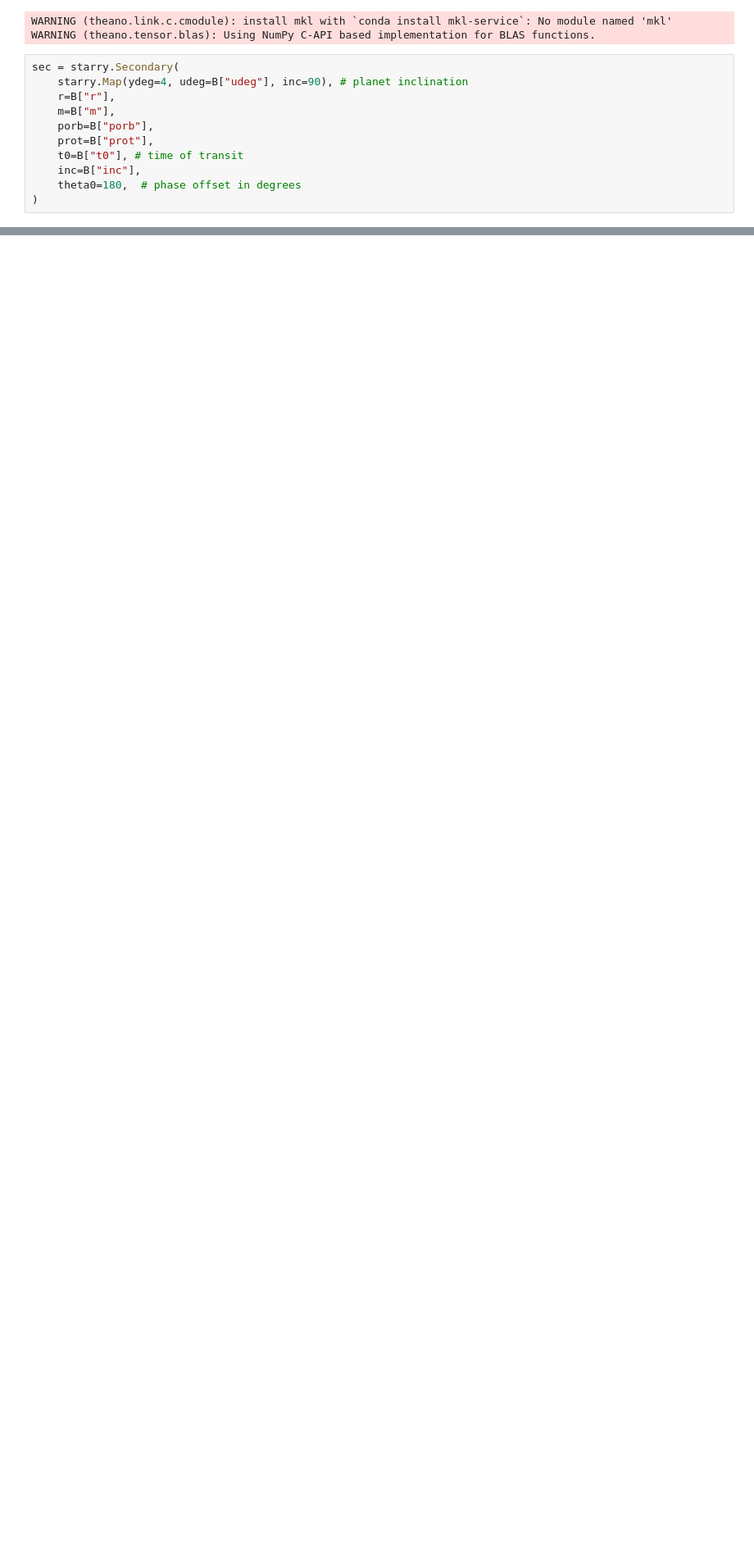
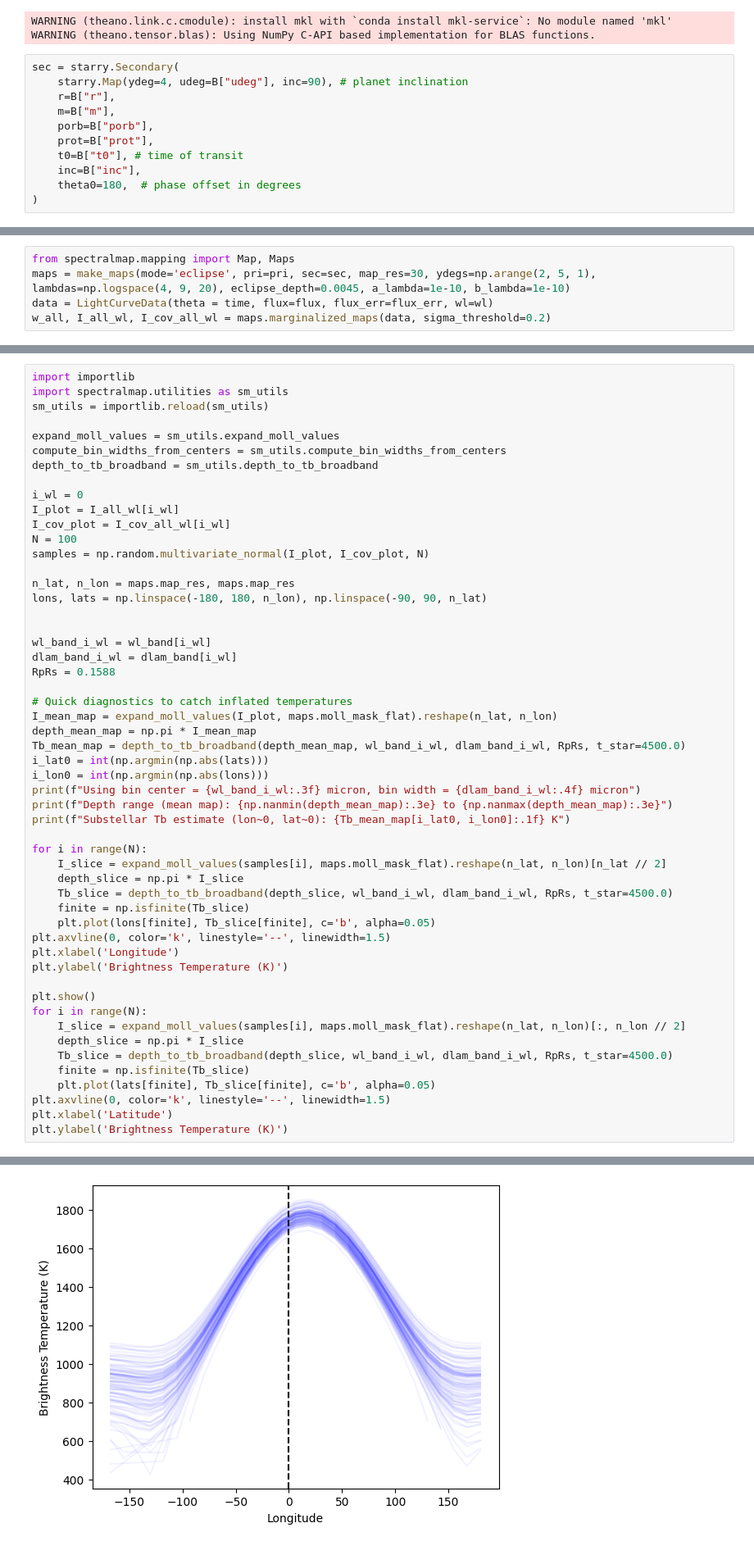
Before and after one commit to w-ruizhe/spectralmap, a Jupyter notebook: docs/source/tutorials/WASP43b_NIRSpec.ipynb, the cells around one changed output, grey strips where cells are left out. Shown at 82% size. Drawn from its saved outputs; the diff is of its cells as text; blank space fills up the shorter version.

```diff
--- a/docs/source/tutorials/WASP43b_NIRSpec.ipynb
+++ b/docs/source/tutorials/WASP43b_NIRSpec.ipynb
@@ -293,0 +185,5 @@ Text(0, 0.5, 'Intensity')
+# %%
+from spectralmap.mapping import Map, Maps
+maps = make_maps(mode='eclipse', pri=pri, sec=sec, map_res=30, ydegs=np.arange(2, 5, 1), lambdas=np.logspace(4, 9, 20), eclipse_depth=0.0045, a_lambda=1e-10, b_lambda=1e-10)
+data = LightCurveData(theta = time, flux=flux, flux_err=flux_err, wl=wl)
+w_all, I_all_wl, I_cov_all_wl = maps.marginalized_maps(data, sigma_threshold=0.2)
@@ -293,0 +204,54 @@ Text(0, 0.5, 'Intensity')
+# %%
+import importlib
+import spectralmap.utilities as sm_utils
+sm_utils = importlib.reload(sm_utils)
+
+expand_moll_values = sm_utils.expand_moll_values
+compute_bin_widths_from_centers = sm_utils.compute_bin_widths_from_centers
+depth_to_tb_broadband = sm_utils.depth_to_tb_broadband
+
+i_wl = 0
+I_plot = I_all_wl[i_wl]
+I_cov_plot = I_cov_all_wl[i_wl]
+N = 100
+samples = np.random.multivariate_normal(I_plot, I_cov_plot, N)
+
+n_lat, n_lon = maps.map_res, maps.map_res
+lons, lats = np.linspace(-180, 180, n_lon), np.linspace(-90, 90, n_lat)
+
+
+wl_band_i_wl = wl_band[i_wl]
+dlam_band_i_wl = dlam_band[i_wl]
+RpRs = 0.1588
+
+# Quick diagnostics to catch inflated temperatures
+I_mean_map = expand_moll_values(I_plot, maps.moll_mask_flat).reshape(n_lat, n_lon)
+depth_mean_map = np.pi * I_mean_map
+Tb_mean_map = depth_to_tb_broadband(depth_mean_map, wl_band_i_wl, dlam_band_i_wl, RpRs, t_star=4500.0)
+i_lat0 = int(np.argmin(np.abs(lats)))
+i_lon0 = int(np.argmin(np.abs(lons)))
+print(f"Using bin center = {wl_band_i_wl:.3f} micron, bin width = {dlam_band_i_wl:.4f} micron")
+print(f"Depth range (mean map): {np.nanmin(depth_mean_map):.3e} to {np.nanmax(depth_mean_map):.3e}")
+print(f"Substellar Tb estimate (lon~0, lat~0): {Tb_mean_map[i_lat0, i_lon0]:.1f} K")
+
+for i in range(N):
+    I_slice = expand_moll_values(samples[i], maps.moll_mask_flat).reshape(n_lat, n_lon)[n_lat // 2]
+    depth_slice = np.pi * I_slice
+    Tb_slice = depth_to_tb_broadband(depth_slice, wl_band_i_wl, dlam_band_i_wl, RpRs, t_star=4500.0)
+    finite = np.isfinite(Tb_slice)
+    plt.plot(lons[finite], Tb_slice[finite], c='b', alpha=0.05)
+plt.axvline(0, color='k', linestyle='--', linewidth=1.5)
+plt.xlabel('Longitude')
+plt.ylabel('Brightness Temperature (K)')
+
+plt.show()
+for i in range(N):
+    I_slice = expand_moll_values(samples[i], maps.moll_mask_flat).reshape(n_lat, n_lon)[:, n_lon // 2]
+    depth_slice = np.pi * I_slice
+    Tb_slice = depth_to_tb_broadband(depth_slice, wl_band_i_wl, dlam_band_i_wl, RpRs, t_star=4500.0)
+    finite = np.isfinite(Tb_slice)
+    plt.plot(lats[finite], Tb_slice[finite], c='b', alpha=0.05)
+plt.axvline(0, color='k', linestyle='--', linewidth=1.5)
+plt.xlabel('Latitude')
+plt.ylabel('Brightness Temperature (K)')
+# %% [output]
@@ -293,0 +261 @@ Text(0, 0.5, 'Intensity')
+[figure, added]
```
Also changed, not shown: parts of 18 cells of this notebook, 6 other files.
